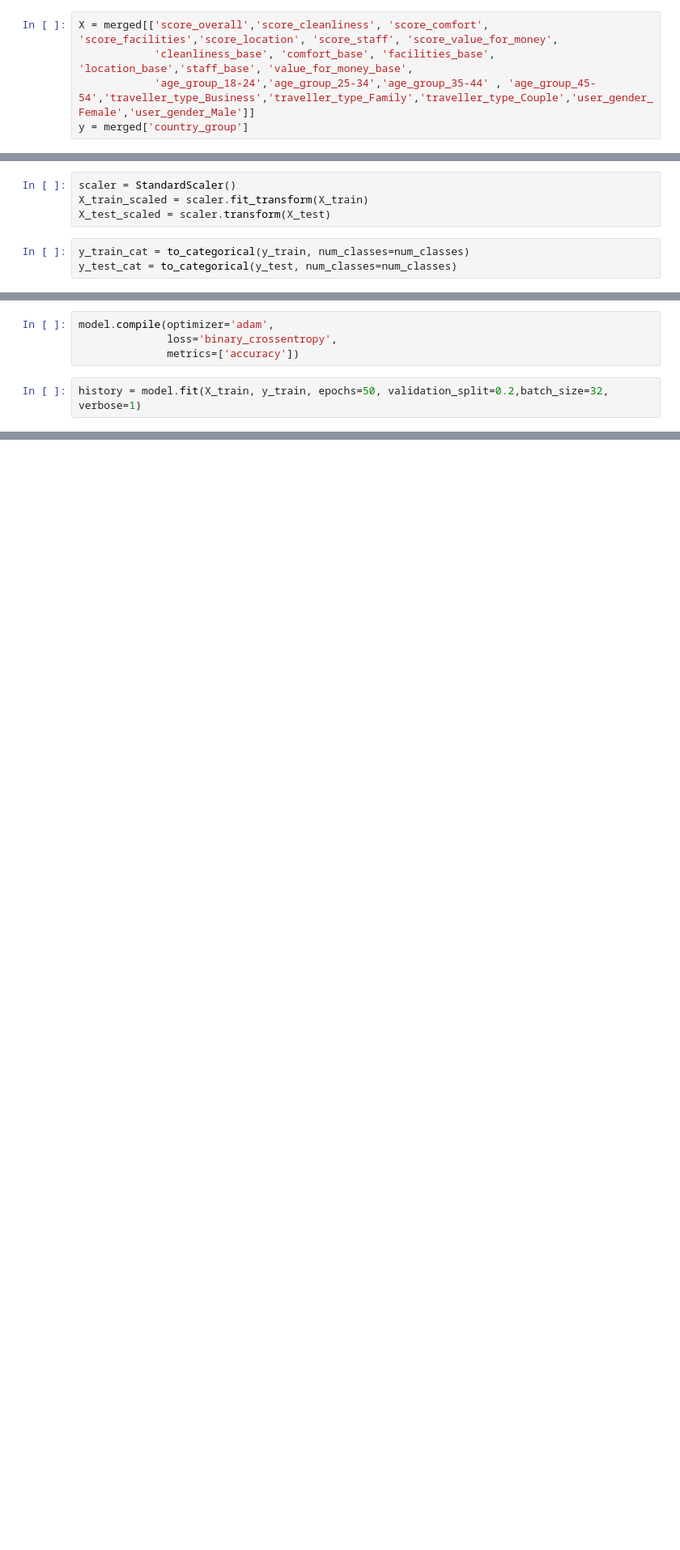
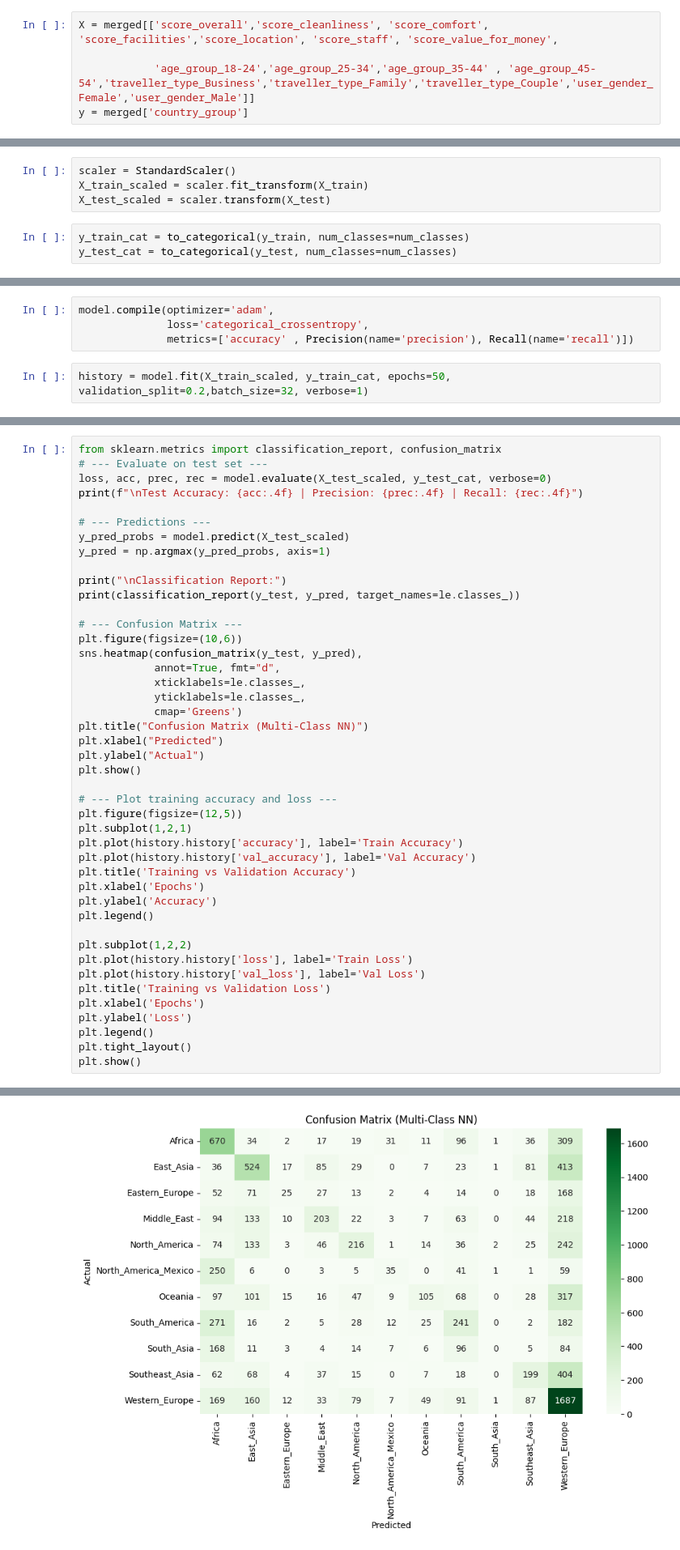
Before and after one commit to AbdulrahmanBassem/ACL_Team-63, a Jupyter notebook: acl-milestone-1.ipynb, the cells around one changed output, grey strips where cells are left out. Shown at 81% size. Drawn from its saved outputs; the diff is of its cells as text; blank space fills up the shorter version.

```diff
--- a/acl-milestone-1.ipynb
+++ b/acl-milestone-1.ipynb
@@ -412,7 +412,7 @@ merged.head()
 5 rows × 36 columns
 # %%
 X = merged[['score_overall','score_cleanliness', 'score_comfort', 'score_facilities','score_location', 'score_staff', 'score_value_for_money',
-            'cleanliness_base', 'comfort_base', 'facilities_base', 'location_base','staff_base', 'value_for_money_base',
+
             'age_group_18-24','age_group_25-34','age_group_35-44' , 'age_group_45-54','traveller_type_Business','traveller_type_Family','traveller_type_Couple','user_gender_Female','user_gender_Male']]
 y = merged['country_group']
 # %%
@@ -446,8 +453,8 @@ model = Sequential([
 ])
 # %%
 model.compile(optimizer='adam',
-              loss='binary_crossentropy',
-              metrics=['accuracy'])
+              loss='categorical_crossentropy',
+              metrics=['accuracy' , Precision(name='precision'), Recall(name='recall')])
 # %%
-history = model.fit(X_train, y_train, epochs=50, validation_split=0.2,batch_size=32, verbose=1)
+history = model.fit(X_train_scaled, y_train_cat, epochs=50, validation_split=0.2,batch_size=32, verbose=1)
 # %% [output]
@@ -454,0 +478,45 @@ ValueError: Invalid dtype: object
+# %%
+from sklearn.metrics import classification_report, confusion_matrix
+# --- Evaluate on test set ---
+loss, acc, prec, rec = model.evaluate(X_test_scaled, y_test_cat, verbose=0)
+print(f"\nTest Accuracy: {acc:.4f} | Precision: {prec:.4f} | Recall: {rec:.4f}")
+
+# --- Predictions ---
+y_pred_probs = model.predict(X_test_scaled)
+y_pred = np.argmax(y_pred_probs, axis=1)
+
+print("\nClassification Report:")
+print(classification_report(y_test, y_pred, target_names=le.classes_))
+
+# --- Confusion Matrix ---
+plt.figure(figsize=(10,6))
+sns.heatmap(confusion_matrix(y_test, y_pred),
+            annot=True, fmt="d",
+            xticklabels=le.classes_,
+            yticklabels=le.classes_,
+            cmap='Greens')
+plt.title("Confusion Matrix (Multi-Class NN)")
+plt.xlabel("Predicted")
+plt.ylabel("Actual")
+plt.show()
+
+# --- Plot training accuracy and loss ---
+plt.figure(figsize=(12,5))
+plt.subplot(1,2,1)
+plt.plot(history.history['accuracy'], label='Train Accuracy')
+plt.plot(history.history['val_accuracy'], label='Val Accuracy')
+plt.title('Training vs Validation Accuracy')
+plt.xlabel('Epochs')
+plt.ylabel('Accuracy')
+plt.legend()
+
+plt.subplot(1,2,2)
+plt.plot(history.history['loss'], label='Train Loss')
+plt.plot(history.history['val_loss'], label='Val Loss')
+plt.title('Training vs Validation Loss')
+plt.xlabel('Epochs')
+plt.ylabel('Loss')
+plt.legend()
+plt.tight_layout()
+plt.show()
+# %% [output]
@@ -454,0 +540 @@ ValueError: Invalid dtype: object
+[figure, added]
```
Also changed, not shown: parts of 6 cells of this notebook.
